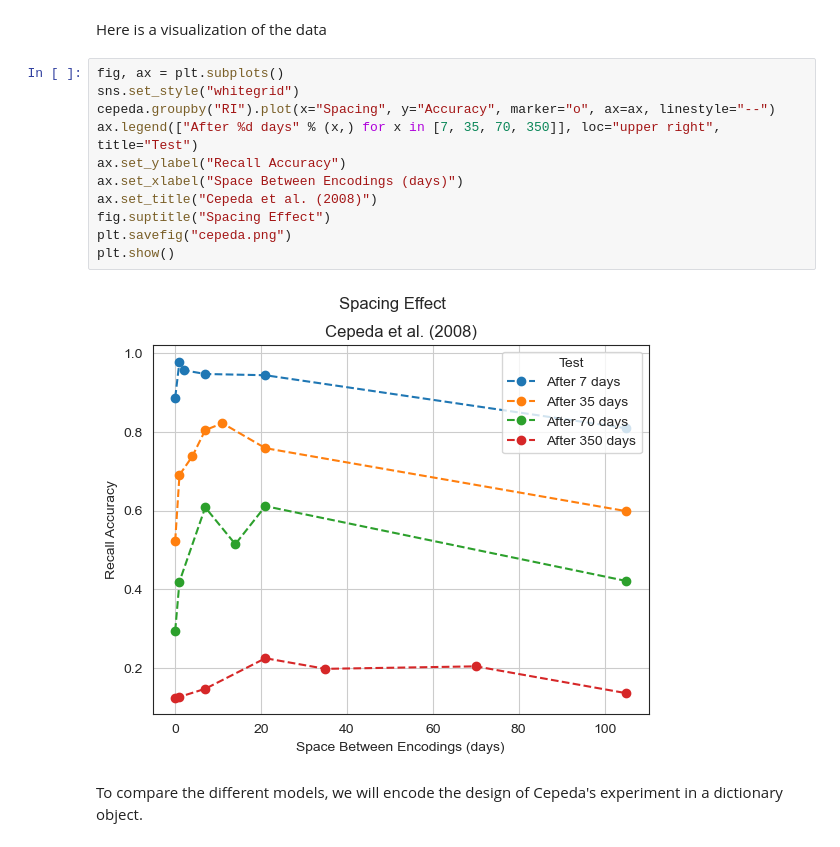
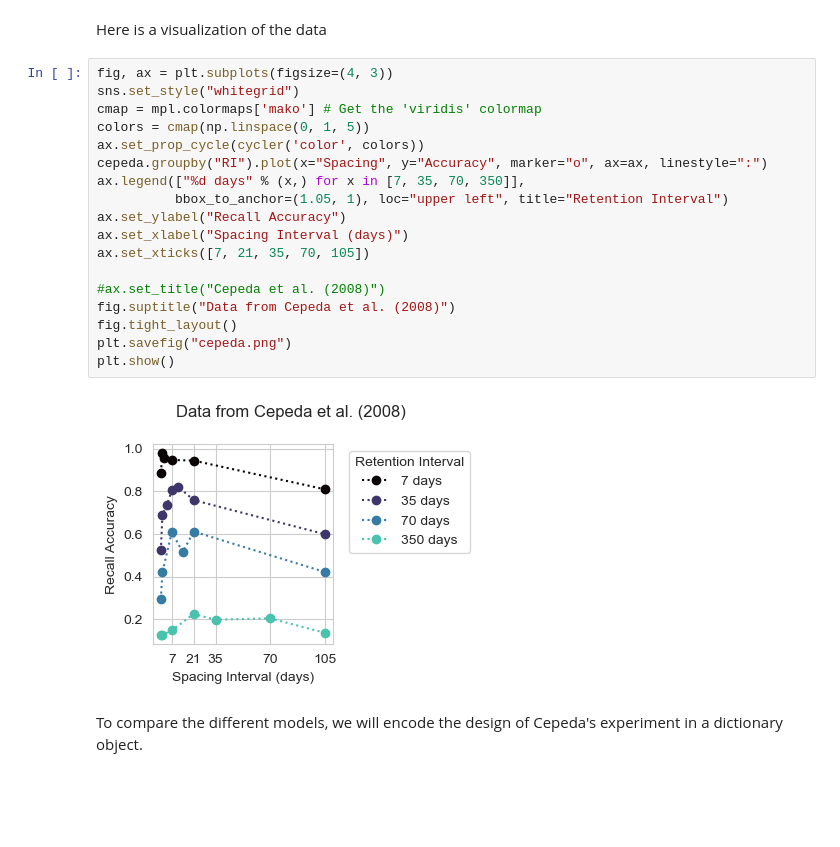
Before and after one commit to UWCCDL/SpacingEffect, a Jupyter notebook: spacing.ipynb, the cells around one changed output. Drawn from its saved outputs; the diff is of its cells as text; blank space fills up the shorter version.

```diff
--- a/spacing.ipynb
+++ b/spacing.ipynb
@@ -45,18 +45,25 @@ cepeda
 # %% [markdown]
 Here is a visualization of the data
 # %%
-fig, ax = plt.subplots()
+fig, ax = plt.subplots(figsize=(4, 3))
 sns.set_style("whitegrid")
-cepeda.groupby("RI").plot(x="Spacing", y="Accuracy", marker="o", ax=ax, linestyle="--")
-ax.legend(["After %d days" % (x,) for x in [7, 35, 70, 350]], loc="upper right", title="Test")
+cmap = mpl.colormaps['mako'] # Get the 'viridis' colormap
+colors = cmap(np.linspace(0, 1, 5))
+ax.set_prop_cycle(cycler('color', colors))
+cepeda.groupby("RI").plot(x="Spacing", y="Accuracy", marker="o", ax=ax, linestyle=":")
+ax.legend(["%d days" % (x,) for x in [7, 35, 70, 350]],
+          bbox_to_anchor=(1.05, 1), loc="upper left", title="Retention Interval")
 ax.set_ylabel("Recall Accuracy")
-ax.set_xlabel("Space Between Encodings (days)")
-ax.set_title("Cepeda et al. (2008)")
-fig.suptitle("Spacing Effect")
+ax.set_xlabel("Spacing Interval (days)")
+ax.set_xticks([7, 21, 35, 70, 105])
+
+#ax.set_title("Cepeda et al. (2008)")
+fig.suptitle("Data from Cepeda et al. (2008)")
+fig.tight_layout()
 plt.savefig("cepeda.png")
 plt.show()
 # %% [output]
-[figure, old version]
+[figure, new version]
 # %% [markdown]
 To compare the different models, we will encode the design of Cepeda's experiment in a dictionary object.
 # %%
```
Also changed, not shown: parts of 28 cells of this notebook, 50 other files.
